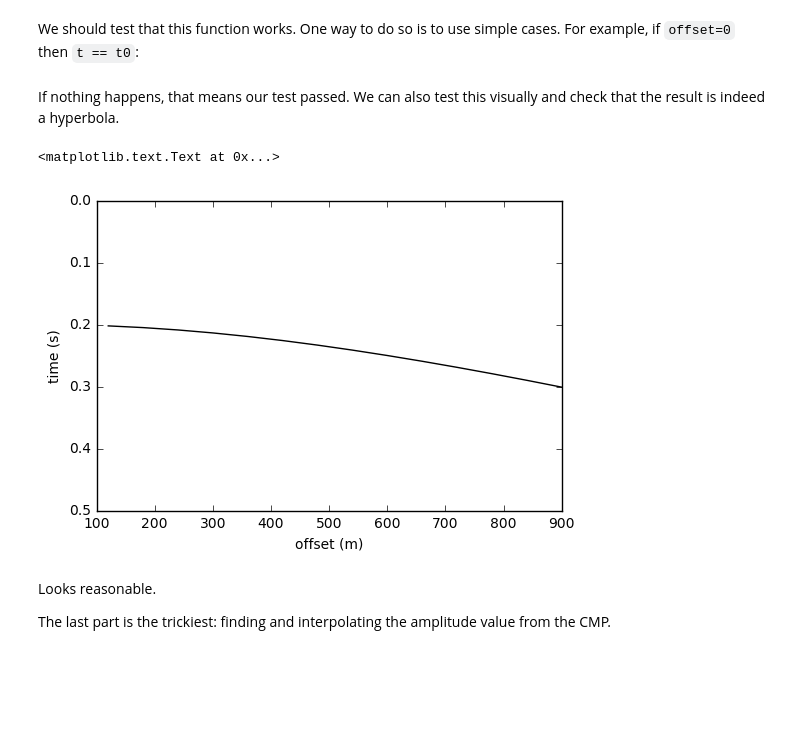
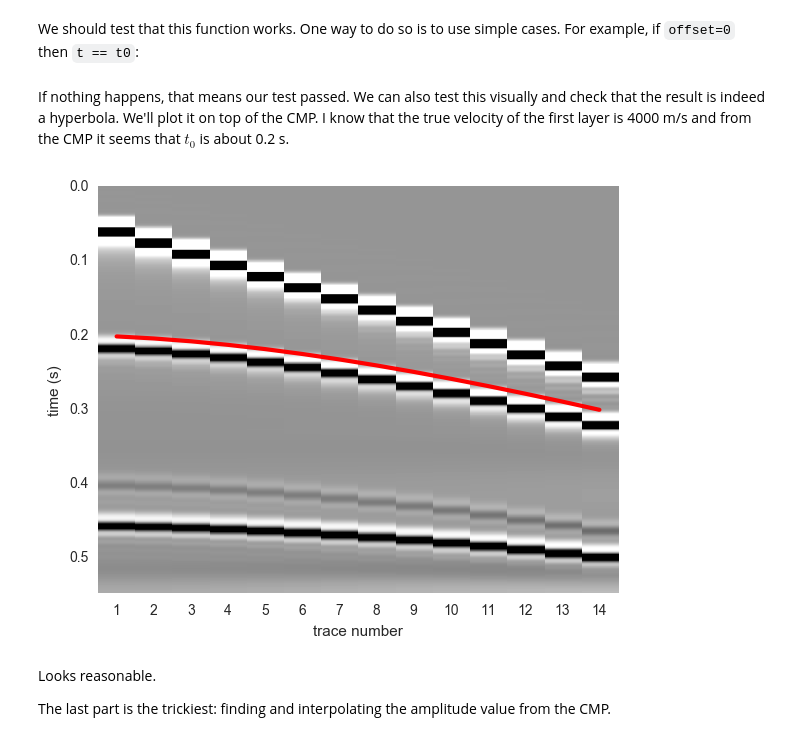
Before and after one commit to pinga-lab/nmo-tutorial, a Jupyter notebook: step-by-step-nmo.ipynb, the cells around one changed output. Cells and saved outputs as stored; diff of their text form; code cells hidden in the pictures; blank space fills up the shorter version.

```diff
--- a/step-by-step-nmo.ipynb
+++ b/step-by-step-nmo.ipynb
@@ -179,18 +183,26 @@ We should test that this function works. One way to do so is to use simple cases
 # %%
 assert reflection_time(t0=4, offset=0, velocity=1000) == 4, "Failed test."
 # %% [markdown]
-If nothing happens, that means our test passed. We can also test this visually and check that the result is indeed a hyperbola.
+If nothing happens, that means our test passed. We can also test this visually and check that the result is indeed a hyperbola. We'll plot it on top of the CMP. I know that the true velocity of the first layer is 4000 m/s and from the CMP it seems that $t_0$ is about 0.2 s.
-# %%
-reflect_times = reflection_time(t0=0.2, offset=offsets, velocity=4000)
-
-plt.figure()
-plt.plot(offsets, reflect_times, '-k')
-plt.ylim(0.5, 0)
-plt.xlabel('offset (m)')
-plt.ylabel('time (s)')
-# %% [output]
-<matplotlib.text.Text at 0x...>
-[figure, removed]
+# %%
+reflect_times = reflection_time(t0=0.2, offset=offsets, velocity=4000)
+
+fig = plt.figure(figsize=(6, 5))
+ax = plt.subplot(111)
+ax.set_xlabel('trace number')
+ax.set_ylabel('time (s)')
+cutoff = 0.1
+ax.imshow(cmp, extent=[0.5, noffsets + 0.5, dt*nsamples, 0],
+          aspect=20, cmap='Greys', vmin=-cutoff, vmax=cutoff,
+          interpolation='nearest')
+trace_numbers = list(range(1, noffsets + 1))
+plt.plot(trace_numbers, reflect_times, '-r', linewidth=3)
+ax.set_xticks(trace_numbers)
+ax.set_ylim(nsamples*dt, 0)
+ax.set_xlim(0.5, noffsets + 0.5)
+fig.tight_layout()
+# %% [output]
+[figure, added]
 # %% [markdown]
 Looks reasonable.
 
```
Also changed, not shown: parts of 14 cells of this notebook, 2 other files.
